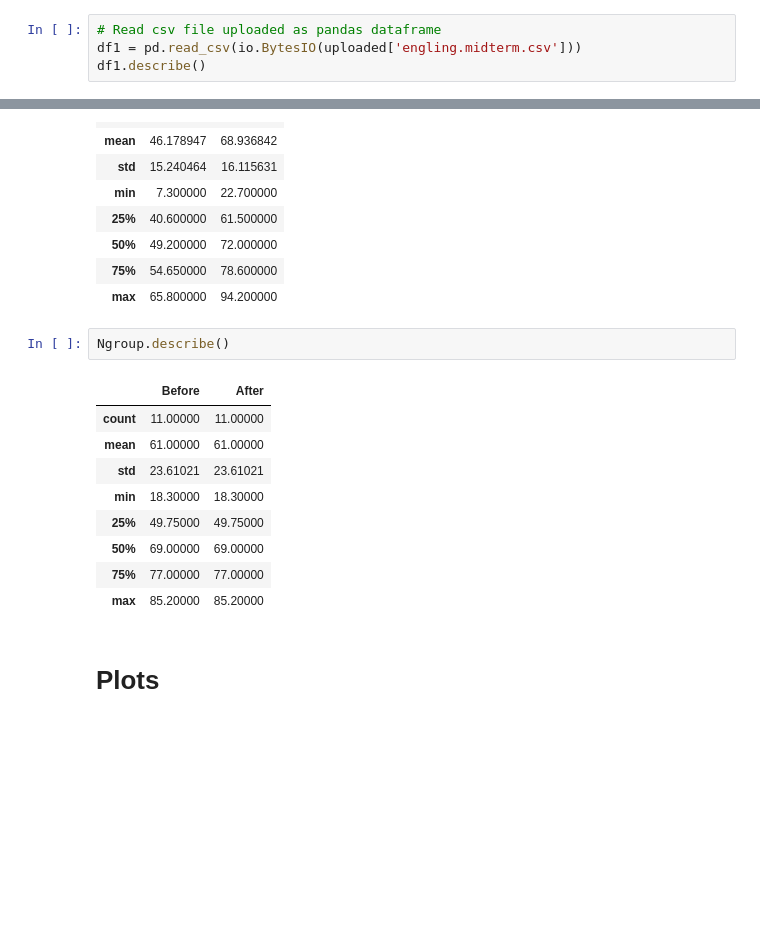
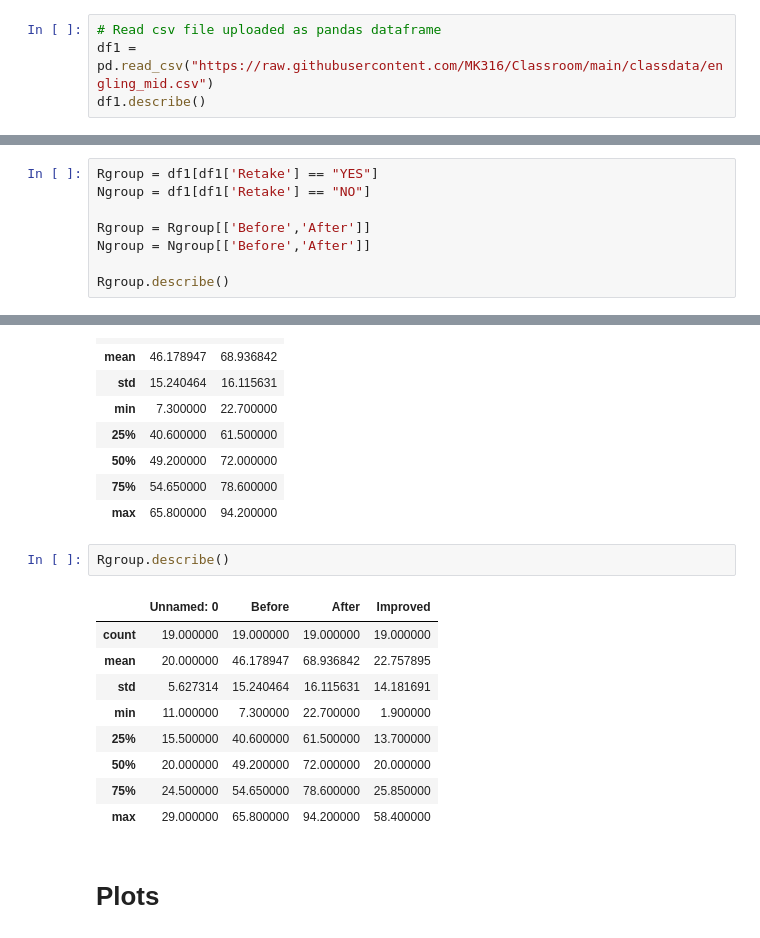
Before and after one commit to MK316/Classroom, a Jupyter notebook: grades_analysis.ipynb, the cells around one changed output, grey strips where cells are left out. Saved outputs shown, nothing was run; the diff lists cells and outputs as text; blank space fills up the shorter version.

```diff
--- a/grades_analysis.ipynb
+++ b/grades_analysis.ipynb
@@ -14,6 +15,6 @@ type(uploaded)
 dict
 # %%
 # Read csv file uploaded as pandas dataframe
-df1 = pd.read_csv(io.BytesIO(uploaded['engling.midterm.csv']))
+df1 = pd.read_csv("https://raw.githubusercontent.com/MK316/Classroom/main/classdata/engling_mid.csv")
 df1.describe()
 # %% [output]
@@ -40,0 +40,8 @@ Ngroup = df3[df3['Retake'] == "NO"]
+# %%
+Rgroup = df1[df1['Retake'] == "YES"]
+Ngroup = df1[df1['Retake'] == "NO"]
+
+Rgroup = Rgroup[['Before','After']]
+Ngroup = Ngroup[['Before','After']]
+
+Rgroup.describe()
@@ -51,17 +92,17 @@ Rgroup.describe()
 | 75% | 54.650000 | 78.600000 |
 | max | 65.800000 | 94.200000 |
 # %%
-Ngroup.describe()
+Rgroup.describe()
 # %% [output]
-|  | Before | After |
-| count | 11.00000 | 11.00000 |
-| mean | 61.00000 | 61.00000 |
-| std | 23.61021 | 23.61021 |
-| min | 18.30000 | 18.30000 |
-| 25% | 49.75000 | 49.75000 |
-| 50% | 69.00000 | 69.00000 |
-| 75% | 77.00000 | 77.00000 |
-| max | 85.20000 | 85.20000 |
+|  | Unnamed: 0 | Before | After | Improved |
+| count | 19.000000 | 19.000000 | 19.000000 | 19.000000 |
+| mean | 20.000000 | 46.178947 | 68.936842 | 22.757895 |
+| std | 5.627314 | 15.240464 | 16.115631 | 14.181691 |
+| min | 11.000000 | 7.300000 | 22.700000 | 1.900000 |
+| 25% | 15.500000 | 40.600000 | 61.500000 | 13.700000 |
+| 50% | 20.000000 | 49.200000 | 72.000000 | 20.000000 |
+| 75% | 24.500000 | 54.650000 | 78.600000 | 25.850000 |
+| max | 29.000000 | 65.800000 | 94.200000 | 58.400000 |
 # %% [markdown]
 # Plots
 # %%
```
Also changed, not shown: parts of 11 cells of this notebook.
